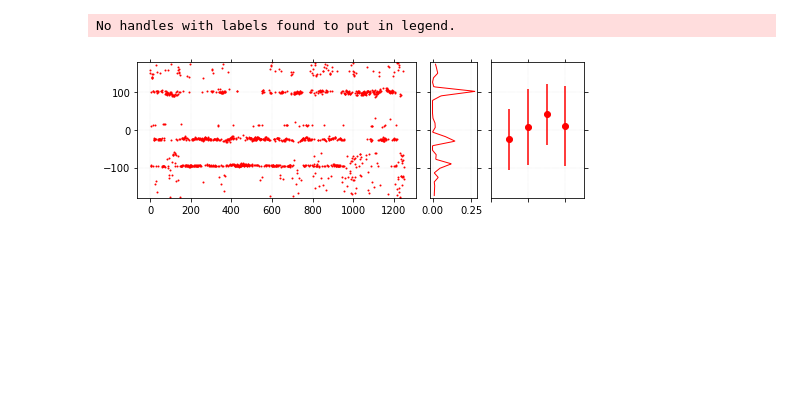
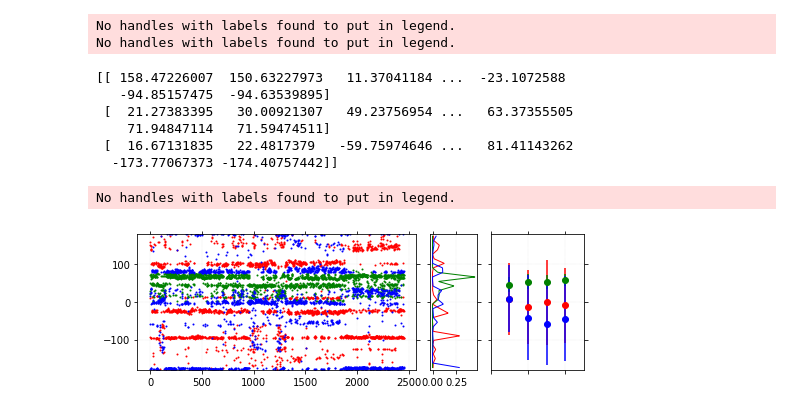
Before and after one commit to brucekhlee/ace, a Jupyter notebook: tutorial/dx_g_cpx/plot_euler.ipynb, the cells around one changed output. Cells and saved outputs as stored; diff of their text form; code cells hidden in the pictures; blank space fills up the shorter version.

Commit message:
tried plotting timeplots for all 3 euler angles in one plot

```diff
--- a/tutorial/dx_g_cpx/plot_euler.ipynb
+++ b/tutorial/dx_g_cpx/plot_euler.ipynb
@@ -134,8 +140,33 @@ def plot_evol_hist_stat(t=None,datain=None,
 
     #plt.show()
    # plt.savefig(outfilename+".png", dpi=300, bbox_inches='tight')
-# %%
-plot_evol_hist_stat(t,datain,binstr=-180, binend=180)
-# %% [output]
-No handles with labels found to put in legend.
-[figure, removed]
+# %%
+def wrap_plots(rec,lignad,jobname):
+    df =pd.read_hdf('/home/khlee/desmond/output/'+rec+'/'+lignad+'/'+jobname+'/output/gpcr_euler.hdf','df')
+    # t
+    t=range(len(df))
+    # raw data in list
+    datain=np.array([list(df["alpha"]),list(df["beta"]),list(df["gamma"])])
+    print(datain)
+    plot_evol_hist_stat(t,datain,binstr=-180, binend=180)
+
+def wrap_plots_alpha5(rec,lignad,jobname,comp):
+    df =pd.read_hdf('/home/khlee/desmond/output/'+rec+'/'+lignad+'/'+jobname+'/output/gpcr_euler_alpha5.hdf','df')
+    # t
+    t=range(len(df))
+    # raw data in list
+    datain=list(df[comp])
+    plot_evol_hist_stat(t,datain,binstr=-180, binend=180)
+# %%
+wrap_plots("d2go","bro","d2go_bro")
+# %% [output]
+No handles with labels found to put in legend.
+No handles with labels found to put in legend.
+[[ 158.47226007  150.63227973   11.37041184 ...  -23.1072588
+   -94.85157475  -94.63539895]
+ [  21.27383395   30.00921307   49.23756954 ...   63.37355505
+    71.94847114   71.59474511]
+ [  16.67131835   22.4817379   -59.75974646 ...   81.41143262
+  -173.77067373 -174.40757442]]
+No handles with labels found to put in legend.
+[figure, added]
```
Also changed, not shown: parts of 1 cell of this notebook.
